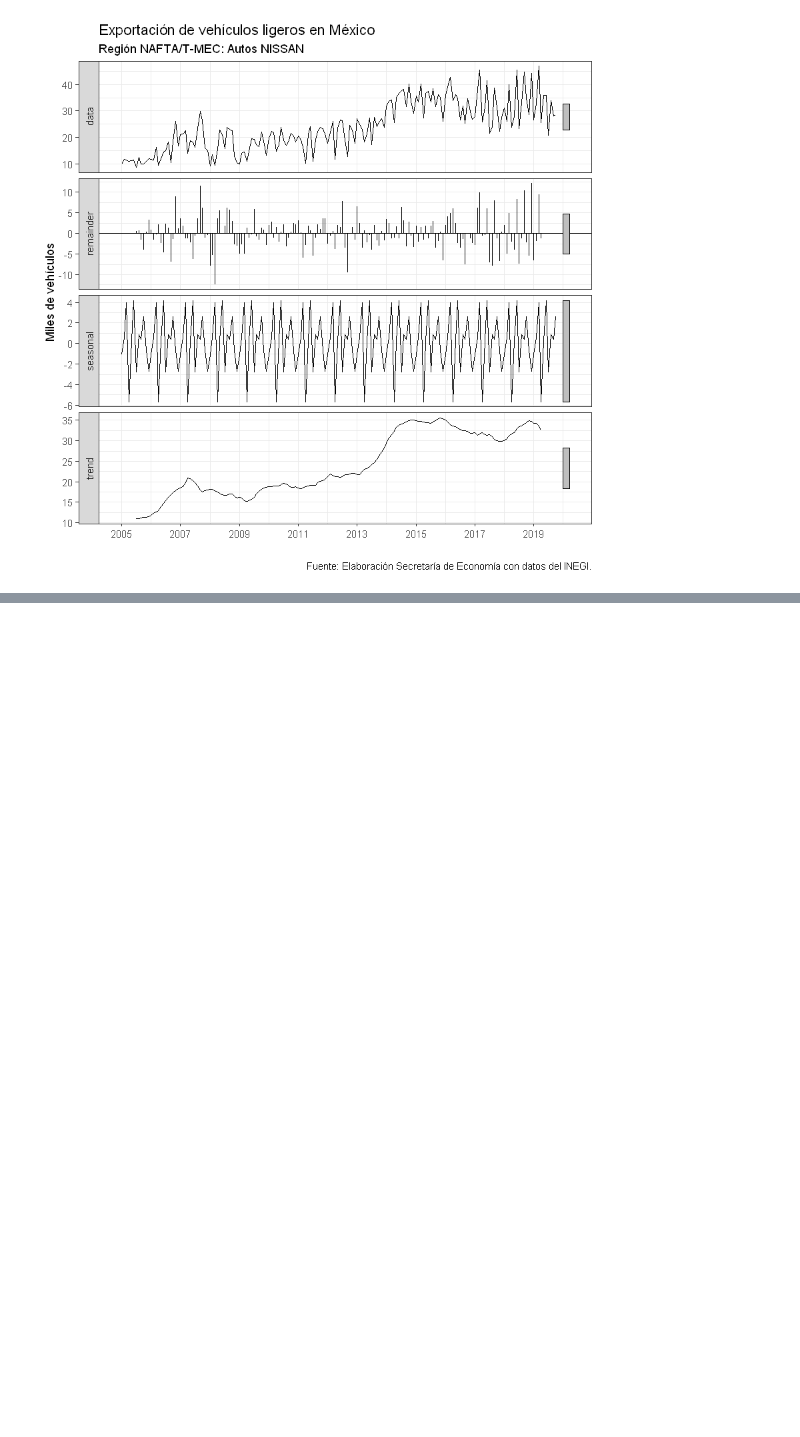
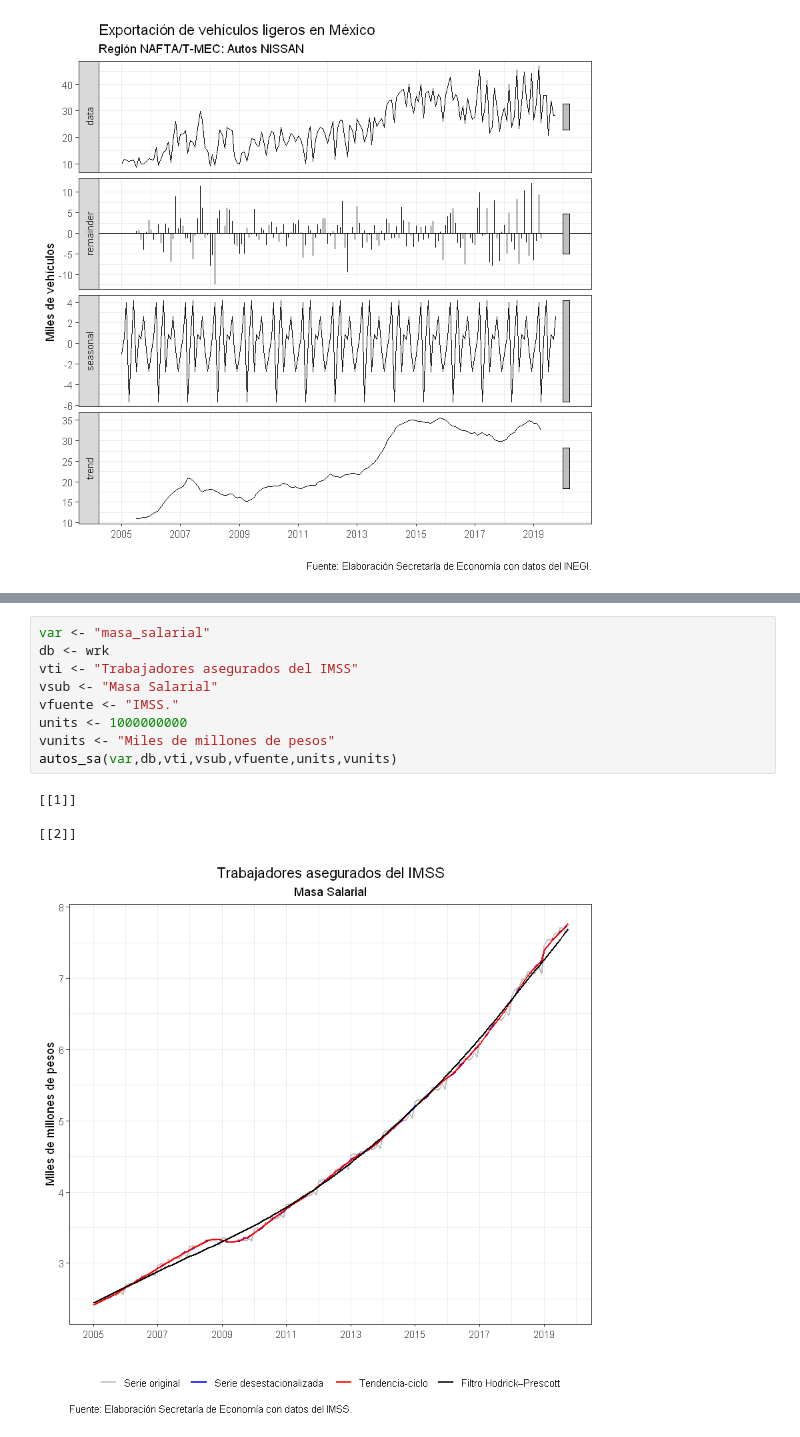
Before and after one commit to PedroJMA/dossier, a Jupyter notebook: jupyter/vehlig_sa.ipynb, the cells around one changed output, grey strips where cells are left out. Drawn from its saved outputs; the diff is of its cells as text; blank space fills up the shorter version.

```diff
--- a/jupyter/vehlig_sa.ipynb
+++ b/jupyter/vehlig_sa.ipynb
@@ -620,0 +638,14 @@ autos_sa(var,db,vti,vsub,vfuente,units,vunits)
+# %%
+var <- "masa_salarial"
+db <- wrk
+vti <- "Trabajadores asegurados del IMSS"
+vsub <- "Masa Salarial"
+vfuente <- "IMSS."
+units <- 1000000000
+vunits <- "Miles de millones de pesos"
+autos_sa(var,db,vti,vsub,vfuente,units,vunits)
+# %% [output]
+[[1]]
+
+[[2]]
+[figure, added]
```
Also changed, not shown: parts of 11 cells of this notebook.
